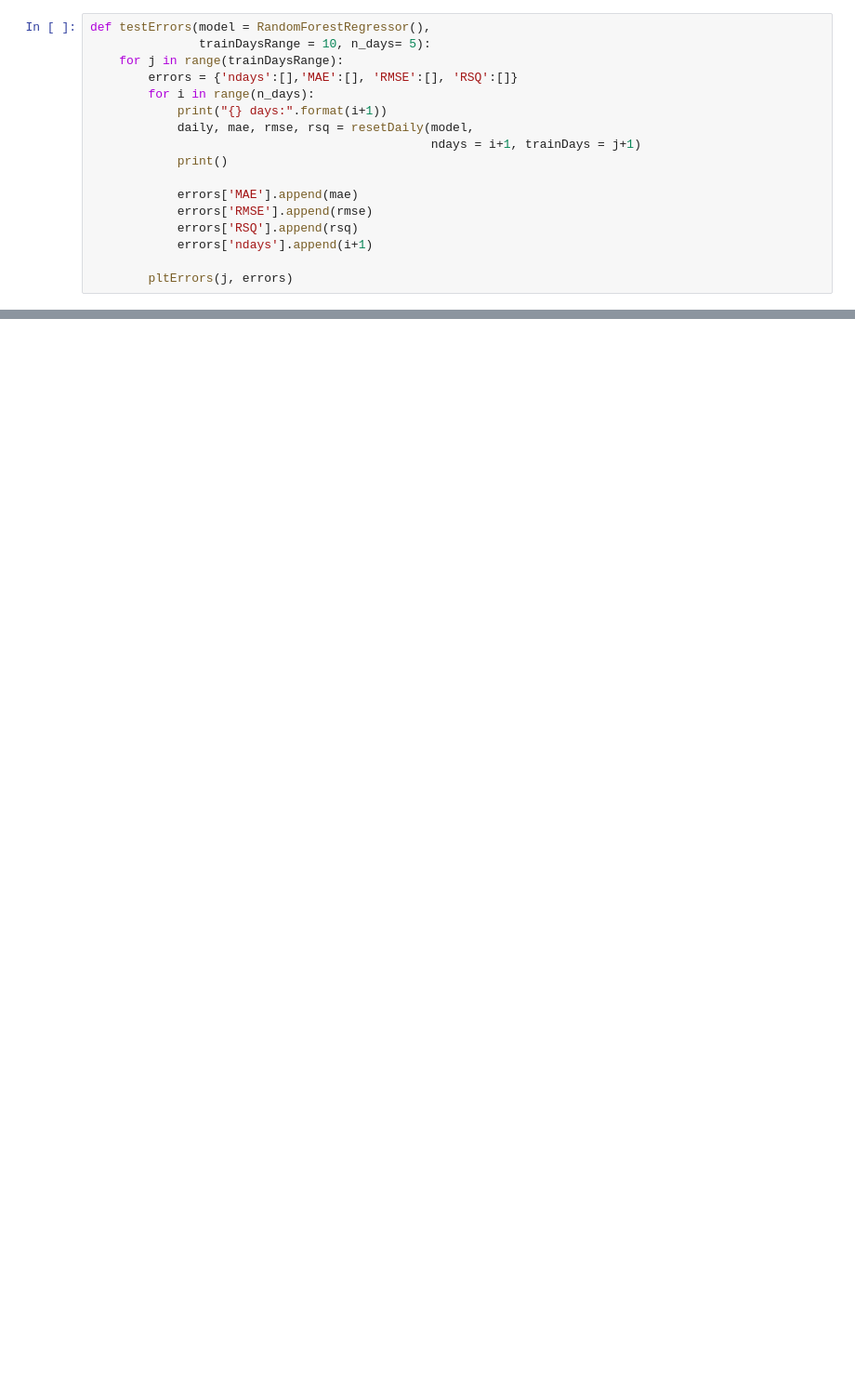
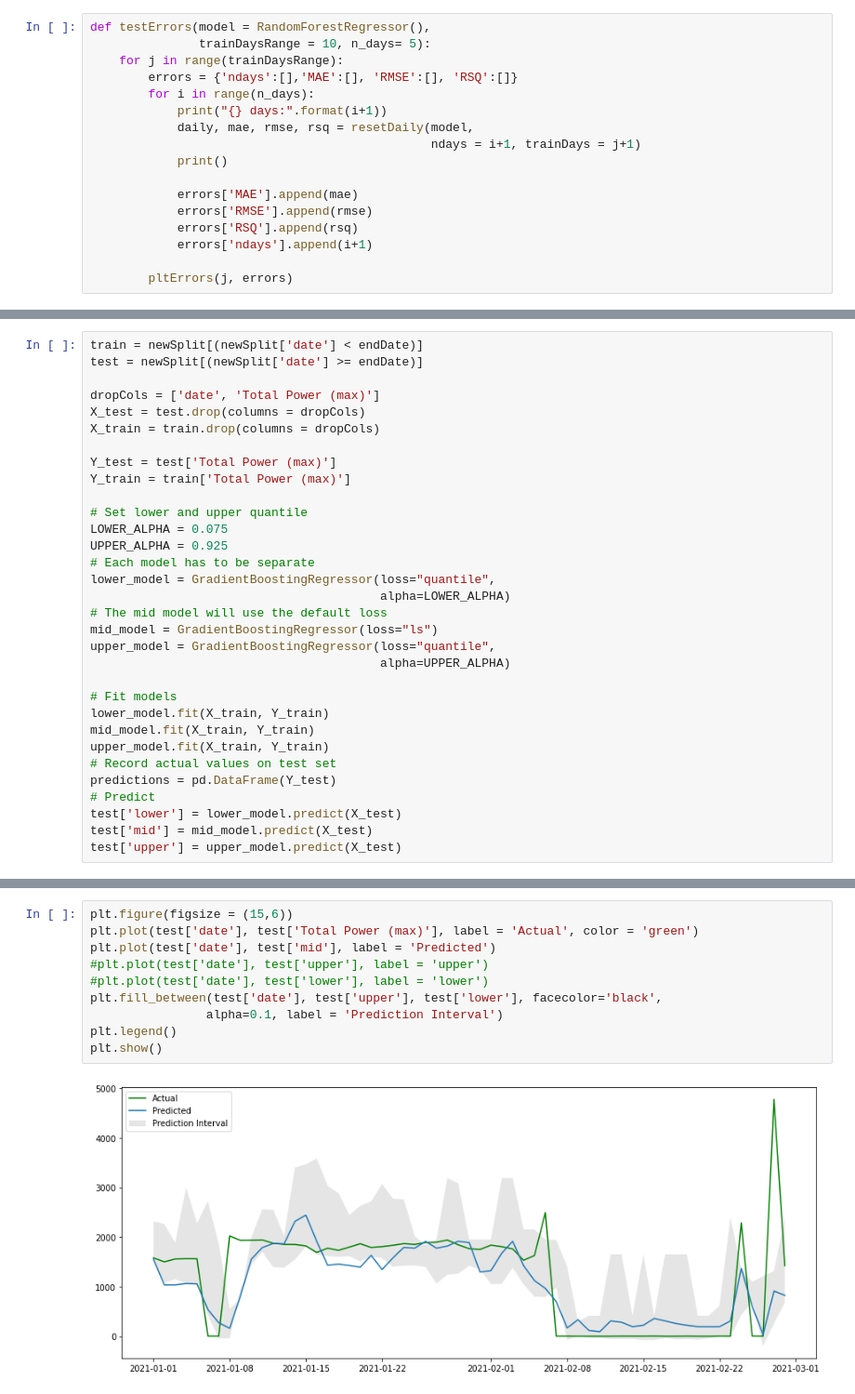
Before and after one commit to wadekb22/CHW_Forecasting, a Jupyter notebook: models/random forest model.ipynb, the cells around one changed output, grey strips where cells are left out. Shown at 93% size. Cells and saved outputs as stored; diff of their text form; blank space fills up the shorter version.

```diff
--- a/models/random forest model.ipynb
+++ b/models/random forest model.ipynb
@@ -423,0 +345,32 @@ Mean Absolute Error: 1021.18
+# %%
+train = newSplit[(newSplit['date'] < endDate)]
+test = newSplit[(newSplit['date'] >= endDate)]
+
+dropCols = ['date', 'Total Power (max)']
+X_test = test.drop(columns = dropCols)
+X_train = train.drop(columns = dropCols)
+
+Y_test = test['Total Power (max)']
+Y_train = train['Total Power (max)']
+
+# Set lower and upper quantile
+LOWER_ALPHA = 0.075
+UPPER_ALPHA = 0.925
+# Each model has to be separate
+lower_model = GradientBoostingRegressor(loss="quantile",
+                                        alpha=LOWER_ALPHA)
+# The mid model will use the default loss
+mid_model = GradientBoostingRegressor(loss="ls")
+upper_model = GradientBoostingRegressor(loss="quantile",
+                                        alpha=UPPER_ALPHA)
+
+# Fit models
+lower_model.fit(X_train, Y_train)
+mid_model.fit(X_train, Y_train)
+upper_model.fit(X_train, Y_train)
+# Record actual values on test set
+predictions = pd.DataFrame(Y_test)
+# Predict
+test['lower'] = lower_model.predict(X_test)
+test['mid'] = mid_model.predict(X_test)
+test['upper'] = upper_model.predict(X_test)
@@ -423,0 +411,12 @@ Mean Absolute Error: 1021.18
+# %%
+plt.figure(figsize = (15,6))
+plt.plot(test['date'], test['Total Power (max)'], label = 'Actual', color = 'green')
+plt.plot(test['date'], test['mid'], label = 'Predicted')
+#plt.plot(test['date'], test['upper'], label = 'upper')
+#plt.plot(test['date'], test['lower'], label = 'lower')
+plt.fill_between(test['date'], test['upper'], test['lower'], facecolor='black',
+                alpha=0.1, label = 'Prediction Interval')
+plt.legend()
+plt.show()
+# %% [output]
+[figure, added]
```
Also changed, not shown: parts of 24 cells of this notebook.
